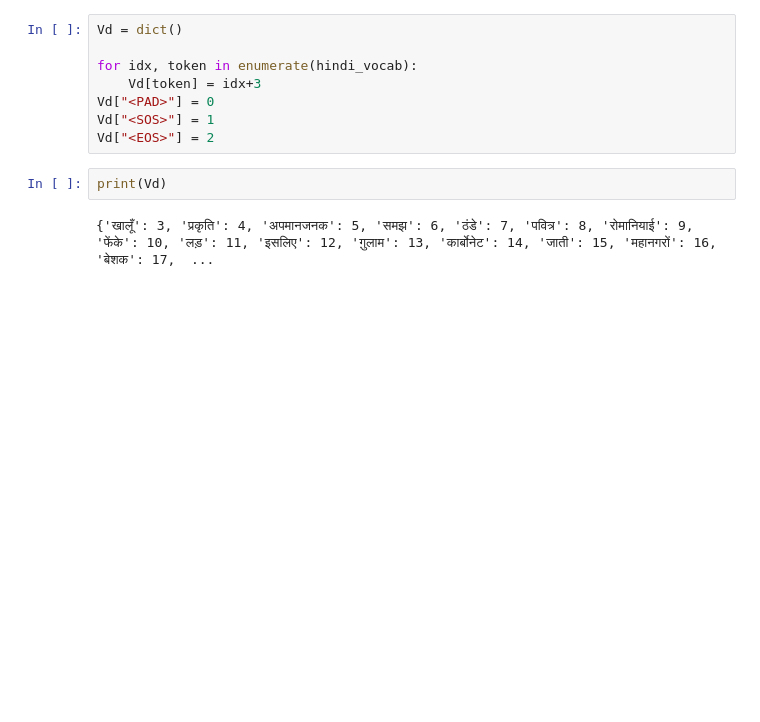
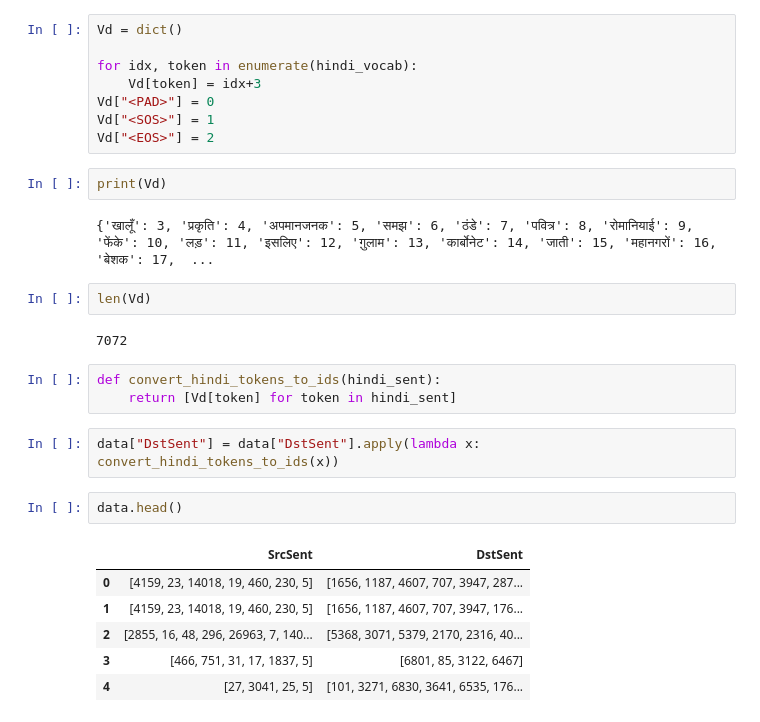
Before and after one commit to Manmath0108/Machine-Learning, a Jupyter notebook: machinelearning.ipynb, the cells around one changed output. Drawn from its saved outputs; the diff is of its cells as text; blank space fills up the shorter version.

Commit message:
hindi tokens converted to ids

```diff
--- a/machinelearning.ipynb
+++ b/machinelearning.ipynb
@@ -130,3 +130,21 @@ Vd["<EOS>"] = 2
 print(Vd)
 # %% [output]
 {'खालूँ': 3, 'प्रकृति': 4, 'अपमानजनक': 5, 'समझ': 6, 'ठंडे': 7, 'पवित्र': 8, 'रोमानियाई': 9, 'फेंके': 10, 'लड़': 11, 'इसलिए': 12, 'ग़ुलाम': 13, 'कार्बोनेट': 14, 'जाती': 15, 'महानगरों': 16, 'बेशक': 17,  ...
+# %%
+len(Vd)
+# %% [output]
+7072
+# %%
+def convert_hindi_tokens_to_ids(hindi_sent):
+    return [Vd[token] for token in hindi_sent]
+# %%
+data["DstSent"] = data["DstSent"].apply(lambda x: convert_hindi_tokens_to_ids(x))
+# %%
+data.head()
+# %% [output]
+|  | SrcSent | DstSent |
+| 0 | [4159, 23, 14018, 19, 460, 230, 5] | [1656, 1187, 4607, 707, 3947, 287... |
+| 1 | [4159, 23, 14018, 19, 460, 230, 5] | [1656, 1187, 4607, 707, 3947, 176... |
+| 2 | [2855, 16, 48, 296, 26963, 7, 140... | [5368, 3071, 5379, 2170, 2316, 40... |
+| 3 | [466, 751, 31, 17, 1837, 5] | [6801, 85, 3122, 6467] |
+| 4 | [27, 3041, 25, 5] | [101, 3271, 6830, 3641, 6535, 176... |
```
